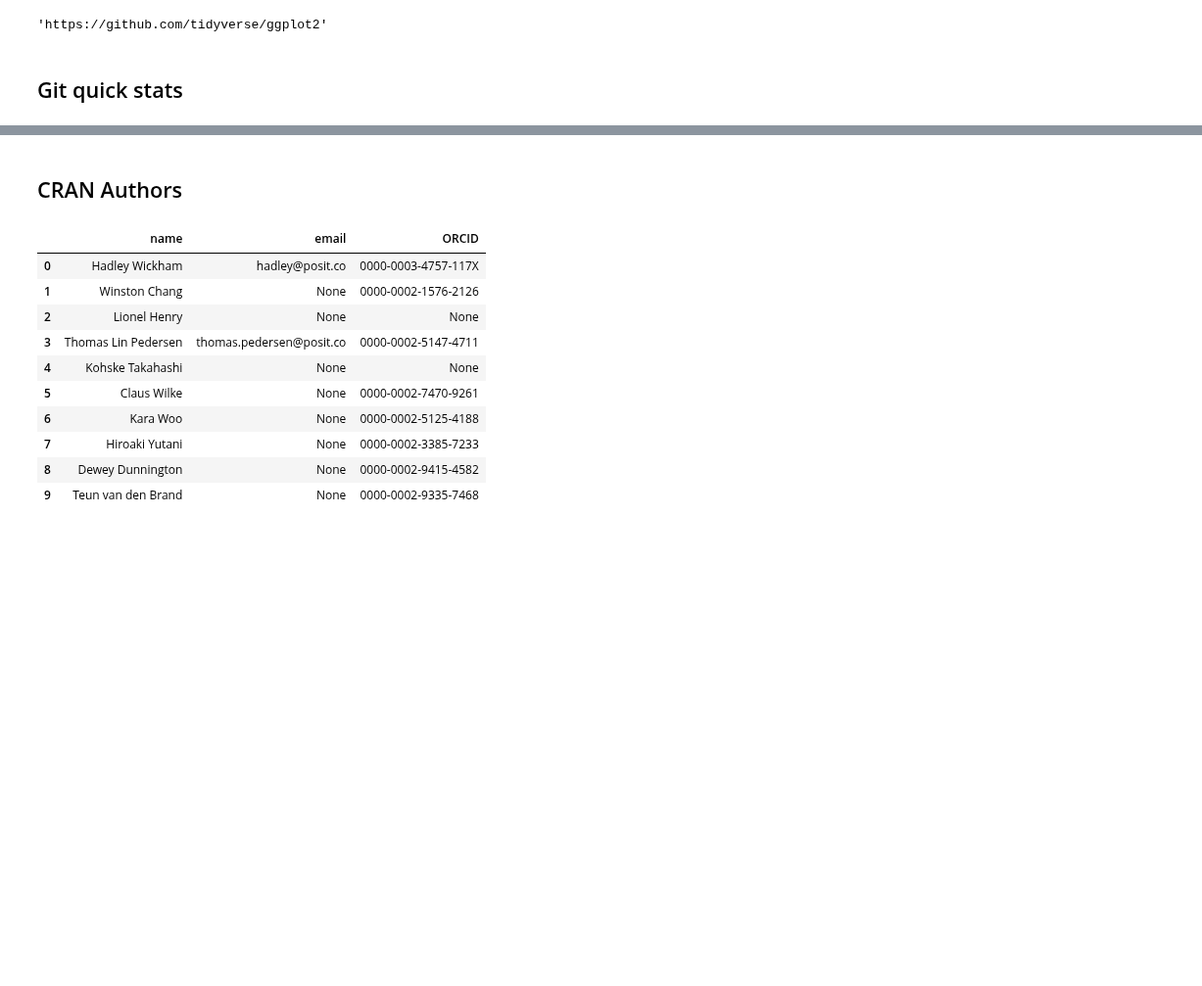
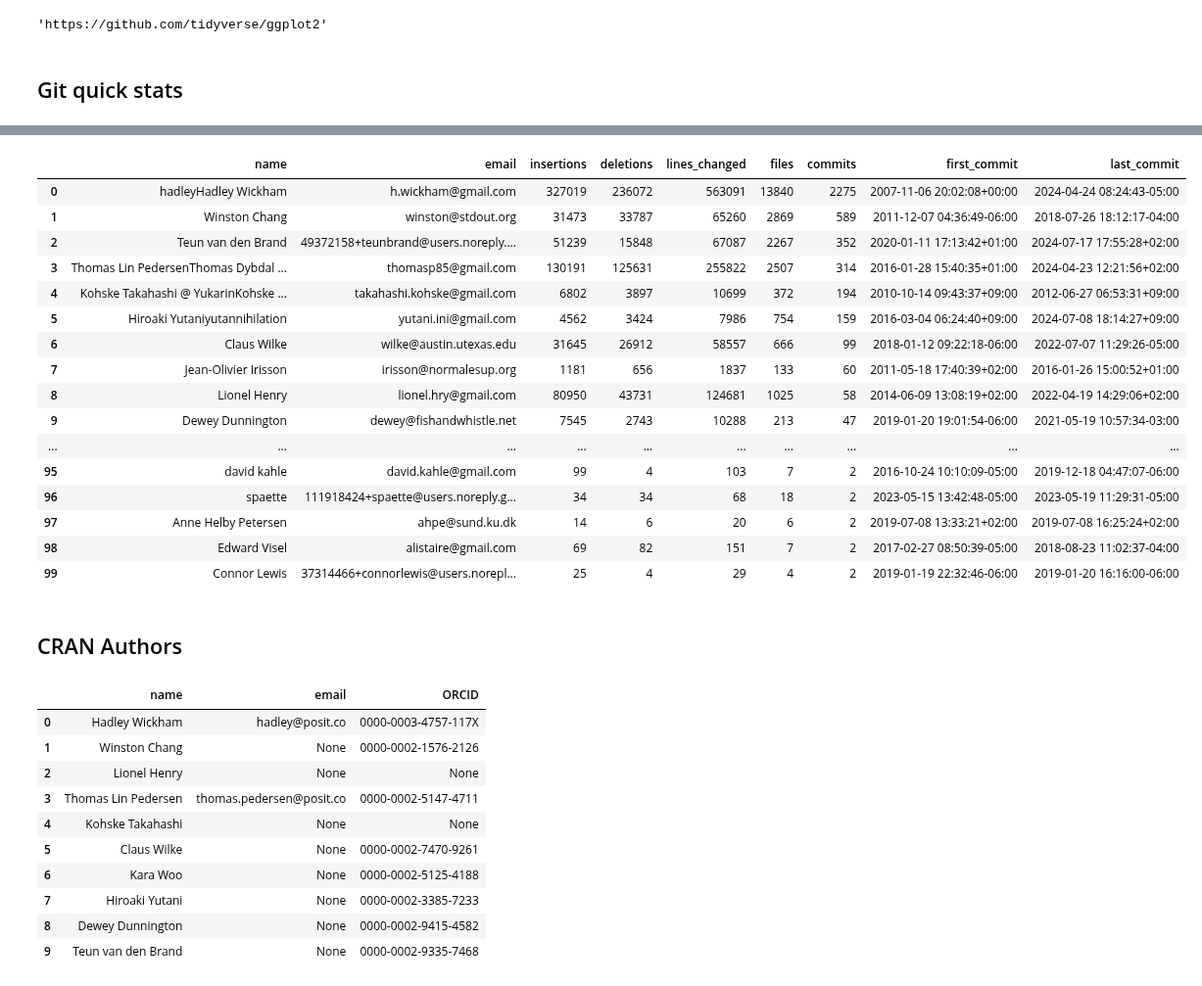
Before and after one commit to killi199/Master-Thesis, a Jupyter notebook: code/cran.ipynb, the cells around one changed output, grey strips where cells are left out. Shown at 98% size. Cells and saved outputs as stored; diff of their text form; code cells hidden in the pictures; blank space fills up the shorter version.

```diff
--- a/code/cran.ipynb
+++ b/code/cran.ipynb
@@ -111,3 +36,24 @@ git_contributors_df.head(100)
+# %%
+git_contributors_df = functions.get_git_contributors(owner, repo, repo_link)
+git_contributors_df.head(100)
+# %% [output]
+|  | name | email | insertions | deletions | lines_changed | files | commits | first_commit | last_commit |
+| 0 | hadleyHadley Wickham | h.wickham@gmail.com | 327019 | 236072 | 563091 | 13840 | 2275 | 2007-11-06 20:02:08+00:00 | 2024-04-24 08:24:43-05:00 |
+| 1 | Winston Chang | winston@stdout.org | 31473 | 33787 | 65260 | 2869 | 589 | 2011-12-07 04:36:49-06:00 | 2018-07-26 18:12:17-04:00 |
+| 2 | Teun van den Brand | 49372158+teunbrand@users.noreply.... | 51239 | 15848 | 67087 | 2267 | 352 | 2020-01-11 17:13:42+01:00 | 2024-07-17 17:55:28+02:00 |
+| 3 | Thomas Lin PedersenThomas Dybdal ... | thomasp85@gmail.com | 130191 | 125631 | 255822 | 2507 | 314 | 2016-01-28 15:40:35+01:00 | 2024-04-23 12:21:56+02:00 |
+| 4 | Kohske Takahashi @ YukarinKohske ... | takahashi.kohske@gmail.com | 6802 | 3897 | 10699 | 372 | 194 | 2010-10-14 09:43:37+09:00 | 2012-06-27 06:53:31+09:00 |
+| 5 | Hiroaki Yutaniyutannihilation | yutani.ini@gmail.com | 4562 | 3424 | 7986 | 754 | 159 | 2016-03-04 06:24:40+09:00 | 2024-07-08 18:14:27+09:00 |
+| 6 | Claus Wilke | wilke@austin.utexas.edu | 31645 | 26912 | 58557 | 666 | 99 | 2018-01-12 09:22:18-06:00 | 2022-07-07 11:29:26-05:00 |
+| 7 | Jean-Olivier Irisson | irisson@normalesup.org | 1181 | 656 | 1837 | 133 | 60 | 2011-05-18 17:40:39+02:00 | 2016-01-26 15:00:52+01:00 |
+| 8 | Lionel Henry | lionel.hry@gmail.com | 80950 | 43731 | 124681 | 1025 | 58 | 2014-06-09 13:08:19+02:00 | 2022-04-19 14:29:06+02:00 |
+| 9 | Dewey Dunnington | dewey@fishandwhistle.net | 7545 | 2743 | 10288 | 213 | 47 | 2019-01-20 19:01:54-06:00 | 2021-05-19 10:57:34-03:00 |
+| ... | ... | ... | ... | ... | ... | ... | ... | ... | ... |
+| 95 | david kahle | david.kahle@gmail.com | 99 | 4 | 103 | 7 | 2 | 2016-10-24 10:10:09-05:00 | 2019-12-18 04:47:07-06:00 |
+| 96 | spaette | 111918424+spaette@users.noreply.g... | 34 | 34 | 68 | 18 | 2 | 2023-05-15 13:42:48-05:00 | 2023-05-19 11:29:31-05:00 |
+| 97 | Anne Helby Petersen | ahpe@sund.ku.dk | 14 | 6 | 20 | 6 | 2 | 2019-07-08 13:33:21+02:00 | 2019-07-08 16:25:24+02:00 |
+| 98 | Edward Visel | alistaire@gmail.com | 69 | 82 | 151 | 7 | 2 | 2017-02-27 08:50:39-05:00 | 2018-08-23 11:02:37-04:00 |
+| 99 | Connor Lewis | 37314466+connorlewis@users.norepl... | 25 | 4 | 29 | 4 | 2 | 2019-01-19 22:32:46-06:00 | 2019-01-20 16:16:00-06:00 |
 # %% [markdown]
 ## CRAN Authors
 # %%
```
Also changed, not shown: parts of 8 cells of this notebook, 2 other files.
